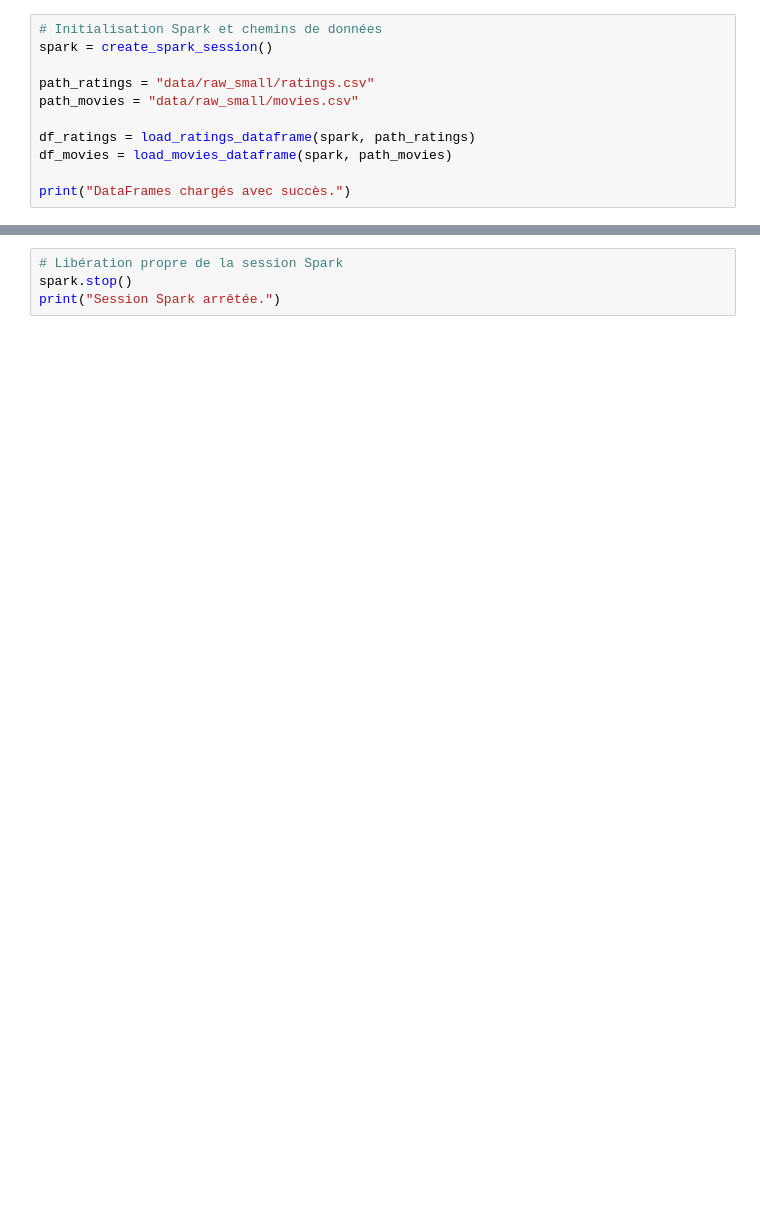
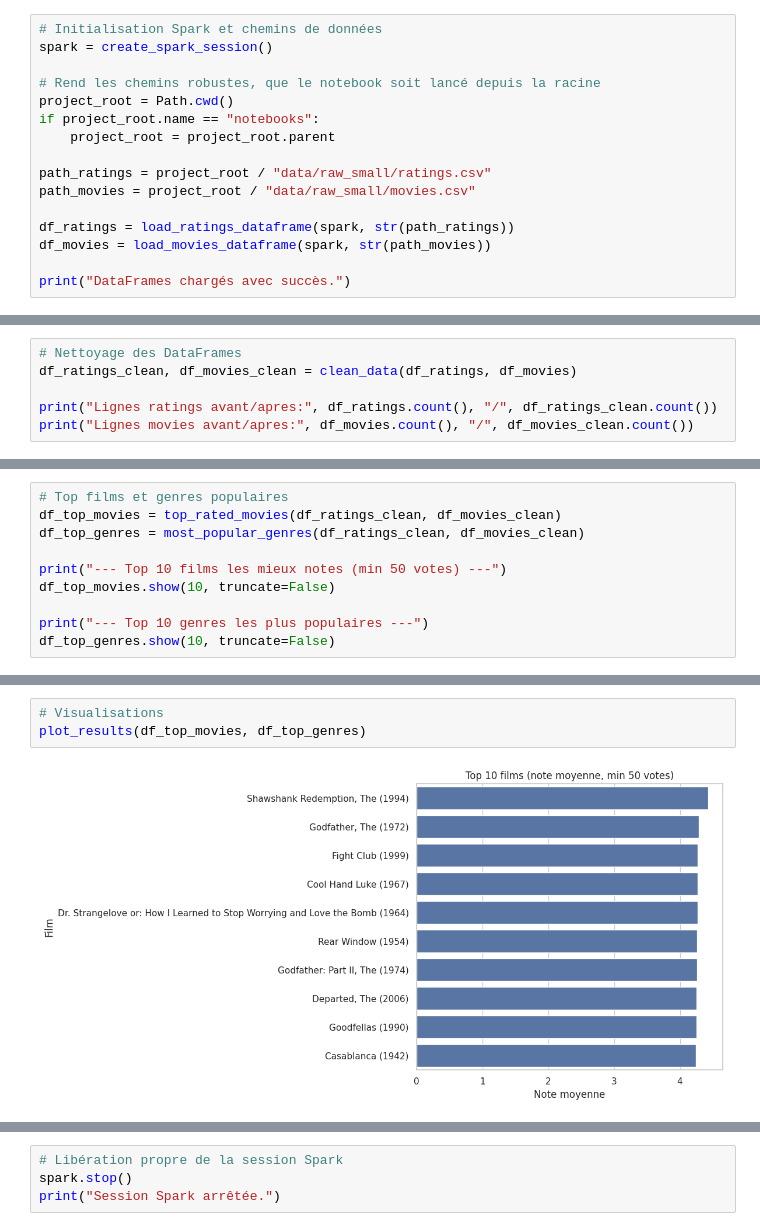
Before and after one commit to bruno-coulet/sparkle-movie, a Jupyter notebook: notebooks/eda.ipynb, the cells around one changed output, grey strips where cells are left out. Saved outputs shown, nothing was run; the diff lists cells and outputs as text; blank space fills up the shorter version.

```diff
--- a/notebooks/eda.ipynb
+++ b/notebooks/eda.ipynb
@@ -22,10 +27,15 @@ load_movies_dataframe = movie_import_module.load_movies_dataframe
 # Initialisation Spark et chemins de données
 spark = create_spark_session()
 
-path_ratings = "data/raw_small/ratings.csv"
-path_movies = "data/raw_small/movies.csv"
+# Rend les chemins robustes, que le notebook soit lancé depuis la racine
+project_root = Path.cwd()
+if project_root.name == "notebooks":
+    project_root = project_root.parent
 
-df_ratings = load_ratings_dataframe(spark, path_ratings)
-df_movies = load_movies_dataframe(spark, path_movies)
+path_ratings = project_root / "data/raw_small/ratings.csv"
+path_movies = project_root / "data/raw_small/movies.csv"
+
+df_ratings = load_ratings_dataframe(spark, str(path_ratings))
+df_movies = load_movies_dataframe(spark, str(path_movies))
 
 print("DataFrames chargés avec succès.")
@@ -42,0 +84,6 @@ df_movies.show(10, truncate=False)
+# %%
+# Nettoyage des DataFrames
+df_ratings_clean, df_movies_clean = clean_data(df_ratings, df_movies)
+
+print("Lignes ratings avant/apres:", df_ratings.count(), "/", df_ratings_clean.count())
+print("Lignes movies avant/apres:", df_movies.count(), "/", df_movies_clean.count())
@@ -42,0 +96,10 @@ df_movies.show(10, truncate=False)
+# %%
+# Top films et genres populaires
+df_top_movies = top_rated_movies(df_ratings_clean, df_movies_clean)
+df_top_genres = most_popular_genres(df_ratings_clean, df_movies_clean)
+
+print("--- Top 10 films les mieux notes (min 50 votes) ---")
+df_top_movies.show(10, truncate=False)
+
+print("--- Top 10 genres les plus populaires ---")
+df_top_genres.show(10, truncate=False)
@@ -42,0 +125,5 @@ df_movies.show(10, truncate=False)
+# %%
+# Visualisations
+plot_results(df_top_movies, df_top_genres)
+# %% [output]
+[figure, added]
```
Also changed, not shown: parts of 10 cells of this notebook, 3 other files.
